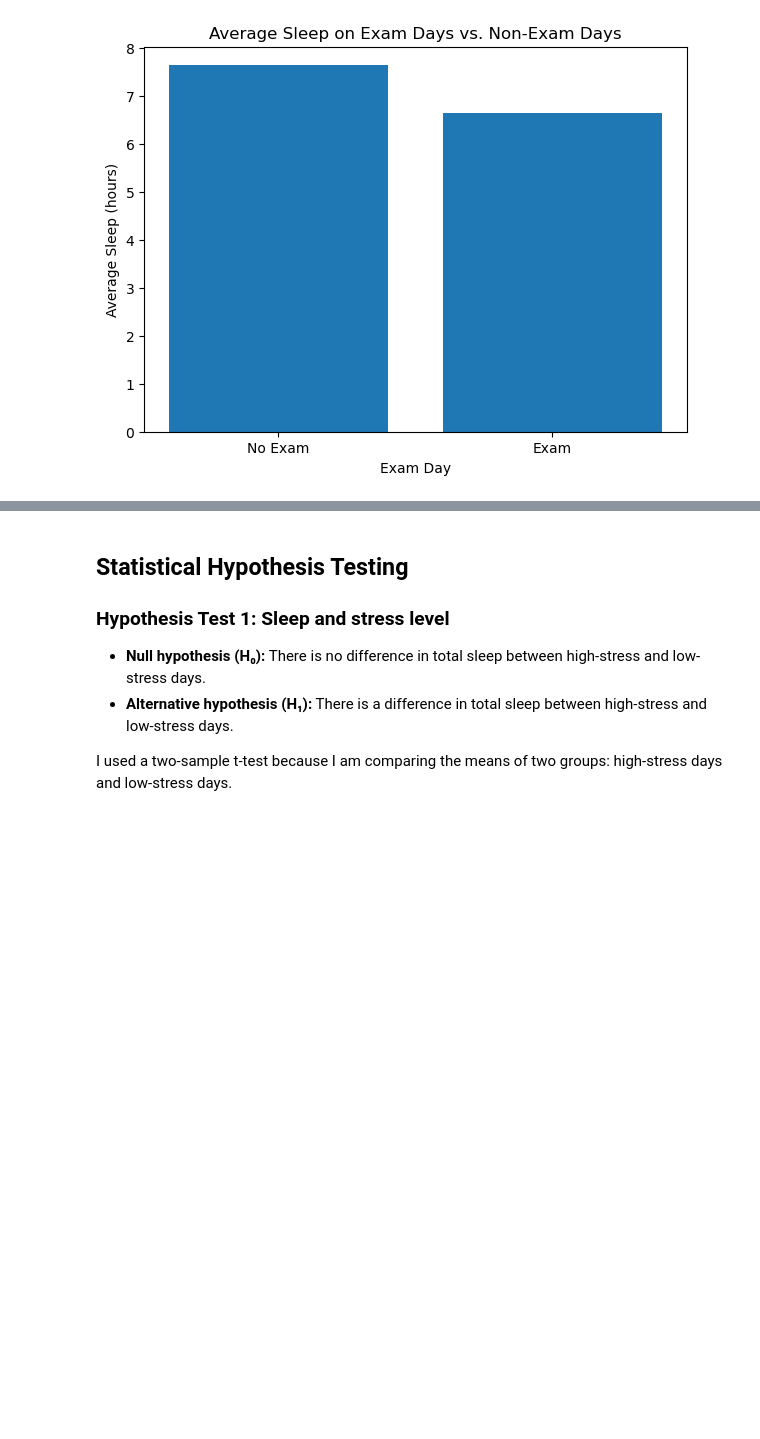
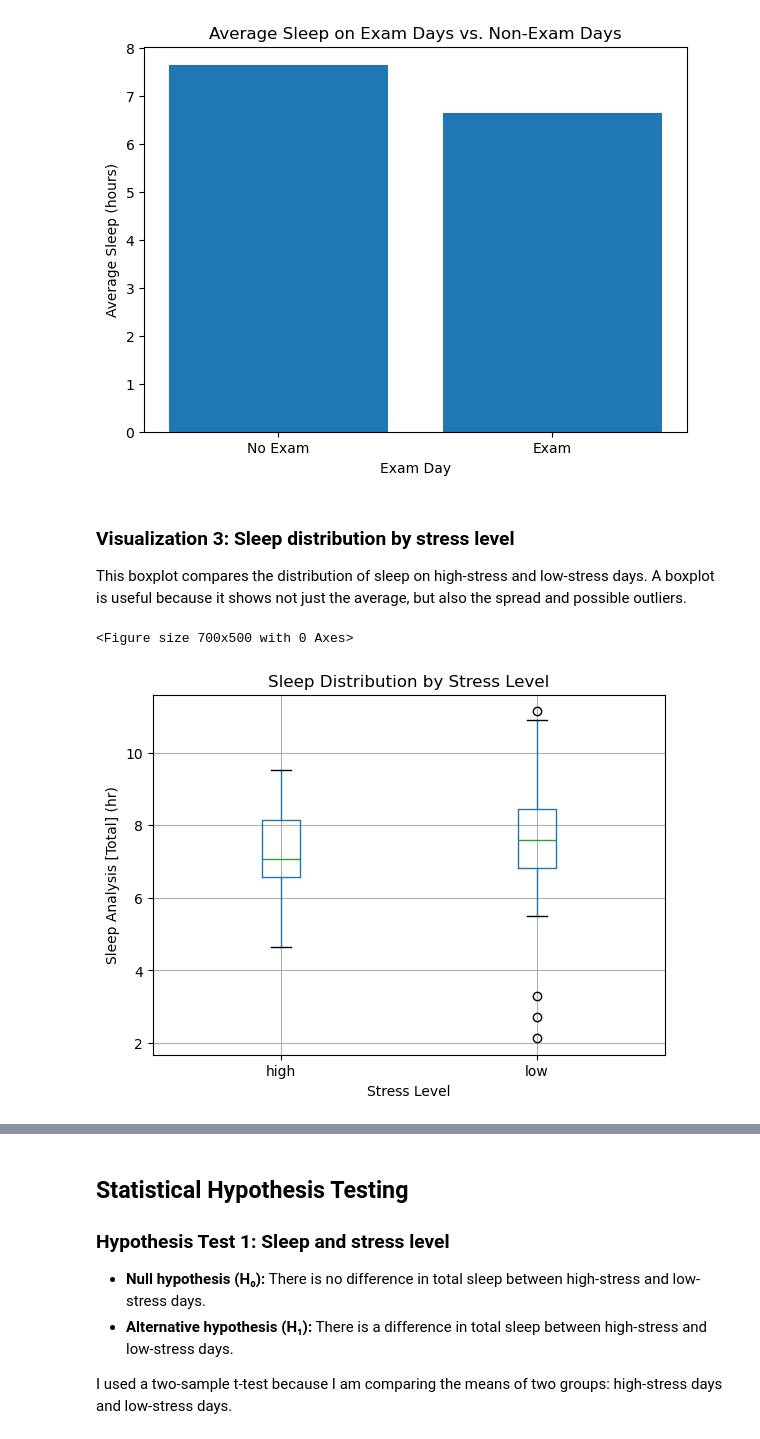
Before and after one commit to ifrisbee14/Quantified-Self, a Jupyter notebook: quantified_self.ipynb, the cells around one changed output, grey strips where cells are left out. Drawn from its saved outputs; the diff is of its cells as text; code cells hidden in the pictures; blank space fills up the shorter version.

```diff
--- a/quantified_self.ipynb
+++ b/quantified_self.ipynb
@@ -251,3 +251,12 @@ This bar chart compares average sleep on exam days and non-exam days. I chose th
 utils.make_avg_sleep_exam_bar(merged_df)
 # %% [output]
 [figure]
+# %% [markdown]
+### Visualization 3: Sleep distribution by stress level
+
+This boxplot compares the distribution of sleep on high-stress and low-stress days. A boxplot is useful because it shows not just the average, but also the spread and possible outliers.
+# %%
+utils.make_sleep_stress_boxplot(merged_df)
+# %% [output]
+<Figure size 700x500 with 0 Axes>
+[figure, added]
```
Also changed, not shown: parts of 25 cells of this notebook, 1 other file.
